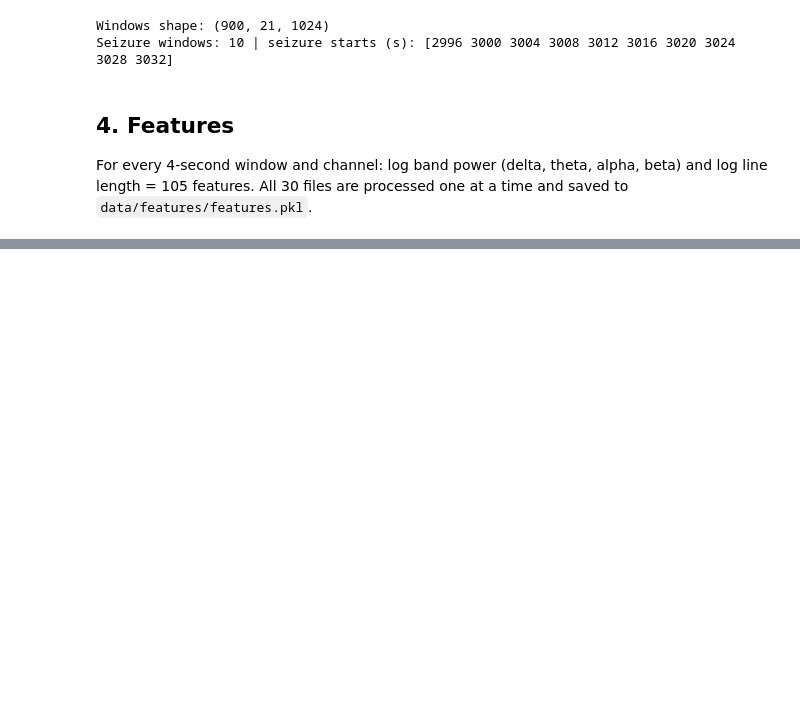
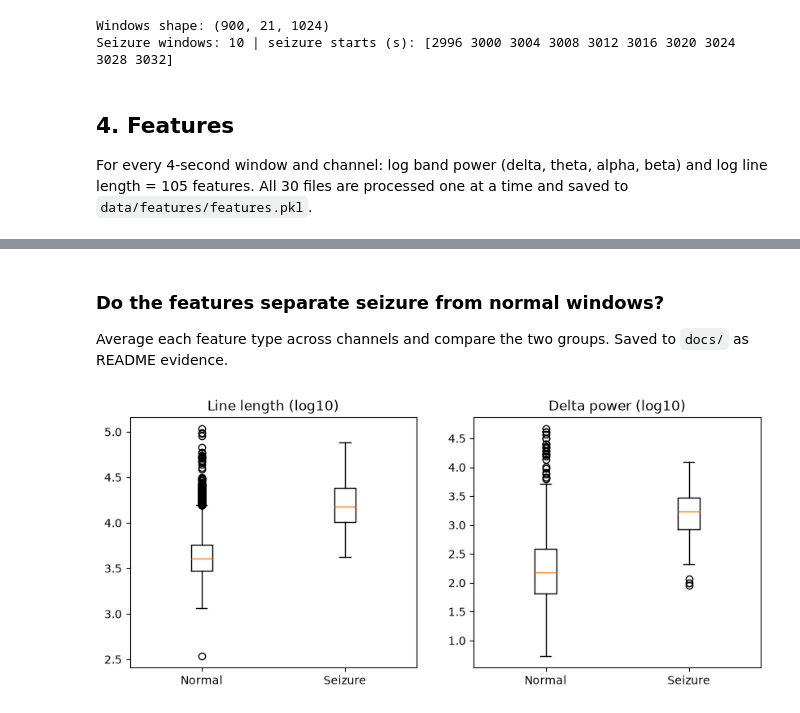
Before and after one commit to shrutihishruti1/neurosignal-ai, a Jupyter notebook: notebooks/01_pipeline.ipynb, the cells around one changed output, grey strips where cells are left out. Drawn from its saved outputs; the diff is of its cells as text; code cells hidden in the pictures; blank space fills up the shorter version.

```diff
--- a/notebooks/01_pipeline.ipynb
+++ b/notebooks/01_pipeline.ipynb
@@ -114,3 +114,10 @@ Seizure windows: 10 | seizure starts (s): [2996 3000 3004 3008 3012 3016 3020 30
 ## 4. Features
 For every 4-second window and channel: log band power (delta, theta, alpha, beta) and log line length = 105 features.
 All 30 files are processed one at a time and saved to `data/features/features.pkl`.
+# %%
+from src.features import build_feature_table
+
+features = build_feature_table(labels)
+n_seiz = features["label"].sum()
+print(f"\n{len(features)} windows, {n_seiz} seizure windows ({n_seiz/len(features)*100:.2f}%)")
+print("Feature columns:", features.shape[1] - 4)  # minus file, patient, start, label
@@ -116,0 +142,15 @@ All 30 files are processed one at a time and saved to `data/features/features.pk
+# %% [markdown]
+### Do the features separate seizure from normal windows?
+Average each feature type across channels and compare the two groups. Saved to `docs/` as README evidence.
+# %%
+# Compare normal vs seizure windows for two feature types (averaged across channels)
+fig, axes = plt.subplots(1, 2, figsize=(10, 4))
+for ax, prefix, title in zip(axes, ["linelen_", "delta_"], ["Line length (log10)", "Delta power (log10)"]):
+    values = features.filter(like=prefix).mean(axis=1)
+    ax.boxplot([values[features["label"] == 0], values[features["label"] == 1]],
+               tick_labels=["Normal", "Seizure"])
+    ax.set_title(title)
+fig.savefig(config.DOCS_DIR / "features_seizure_vs_normal.png", dpi=120, bbox_inches="tight")
+plt.show()
+# %% [output]
+[figure, added]
```
Also changed, not shown: parts of 5 cells of this notebook, 2 other files.
